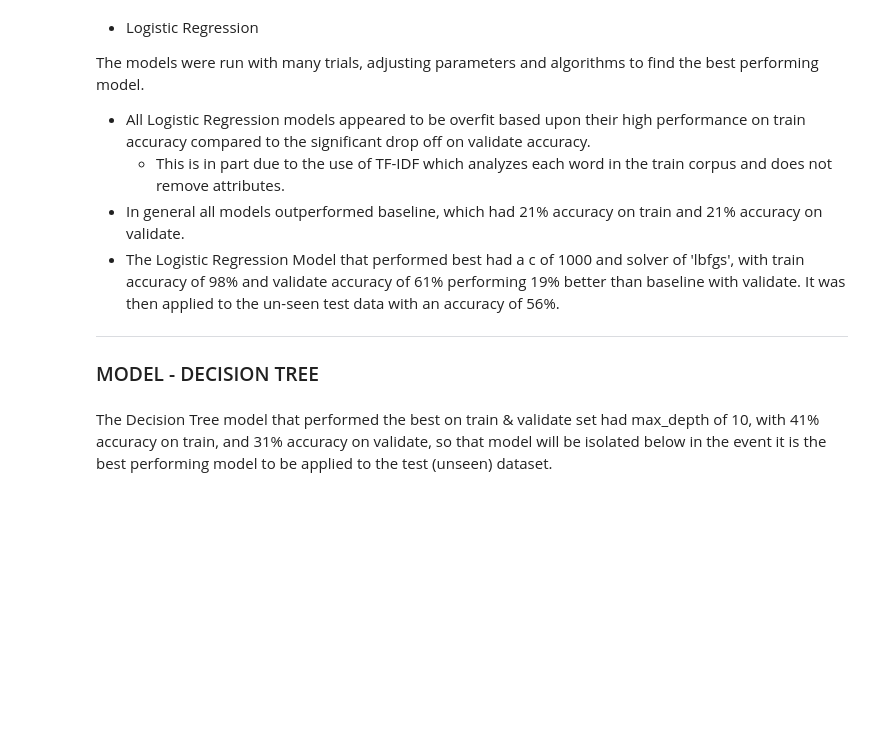
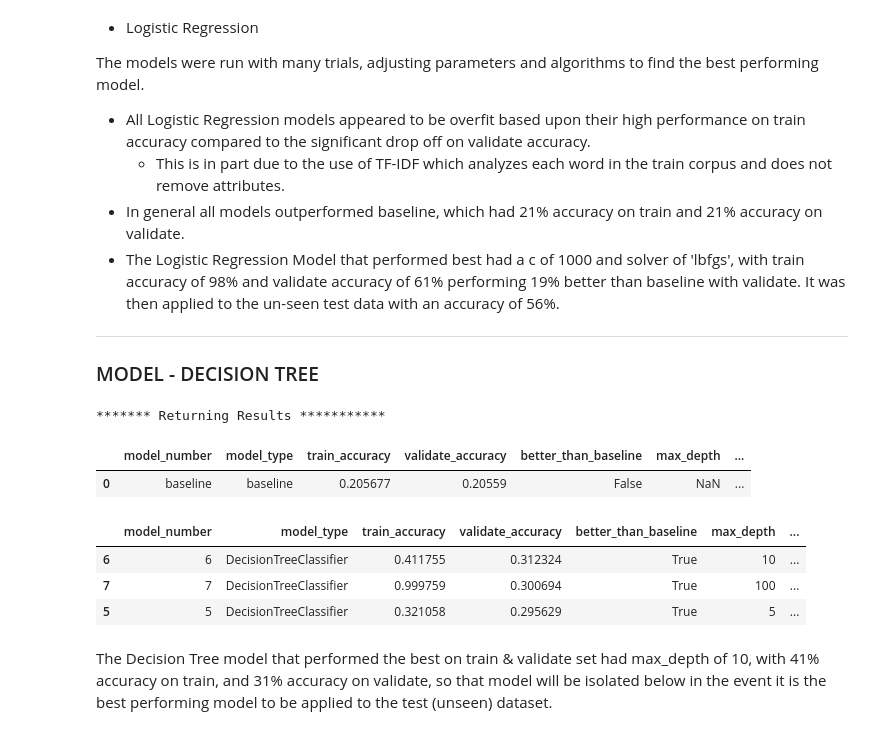
Before and after one commit to CBRJ-Lyrical-Metrics/lyrical-evolution-capstone, a Jupyter notebook: final_report.ipynb, the cells around one changed output. Cells and saved outputs as stored; diff of their text form; code cells hidden in the pictures; blank space fills up the shorter version.

```diff
--- a/final_report.ipynb
+++ b/final_report.ipynb
@@ -480,11 +480,20 @@ The models were run with many trials, adjusting parameters and algorithms to fin
 ### MODEL - DECISION TREE
 # %%
 # uncommit to run the following code
-# results = model.run_decision_tree_models(df)
-# results.drop(columns='test_accuracy').head(1) # show baseline
+results = model.run_decision_tree_models(df)
+results.drop(columns='test_accuracy').head(1) # show baseline
+# %% [output]
+******* Returning Results ***********
+|  | model_number | model_type | train_accuracy | validate_accuracy | better_than_baseline | max_depth | ... |
+| 0 | baseline | baseline | 0.205677 | 0.20559 | False | NaN | ... |
 # %%
 # uncommit to run the following code
-# results.drop(columns='test_accuracy').sort_values('validate_accuracy', ascending=False).head(3)
+results.drop(columns='test_accuracy').sort_values('validate_accuracy', ascending=False).head(3)
+# %% [output]
+|  | model_number | model_type | train_accuracy | validate_accuracy | better_than_baseline | max_depth | ... |
+| 6 | 6 | DecisionTreeClassifier | 0.411755 | 0.312324 | True | 10 | ... |
+| 7 | 7 | DecisionTreeClassifier | 0.999759 | 0.300694 | True | 100 | ... |
+| 5 | 5 | DecisionTreeClassifier | 0.321058 | 0.295629 | True | 5 | ... |
 # %% [markdown]
 The Decision Tree model that performed the best on train & validate set had max_depth of 10, with 41% accuracy on train, and 31% accuracy on validate, so that model will be isolated below in the event it is the best performing model to be applied to the test (unseen) dataset.
 # %% [markdown]
```
Also changed, not shown: parts of 4 cells of this notebook.
